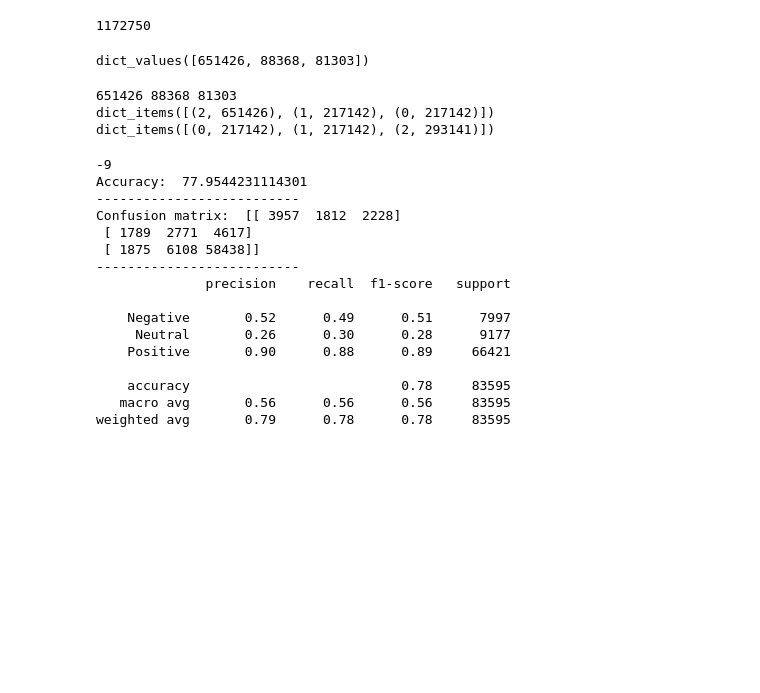
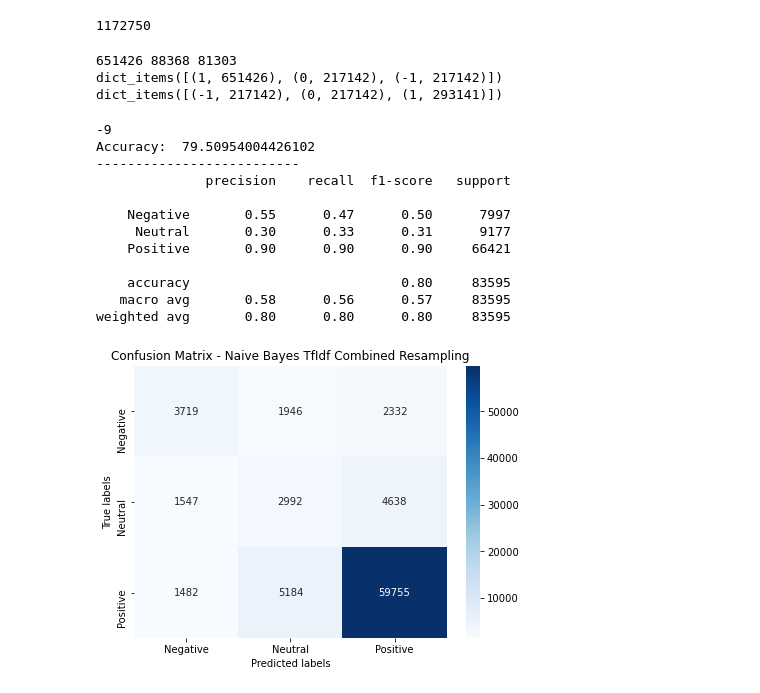
Before and after one commit to ChristosDeretzis/Sentence-Level-Sentiment-Analysis-Thesis, a Jupyter notebook: [Resampling]NaiveBayes_TfIdfVectorizer-Combined-Resampling.ipynb, the cells around one changed output. Cells and saved outputs as stored; diff of their text form; code cells hidden in the pictures; blank space fills up the shorter version.

Commit message:
Make changes to Models with resampling using NB

```diff
--- a/[Resampling]NaiveBayes_TfIdfVectorizer-Combined-Resampling.ipynb
+++ b/[Resampling]NaiveBayes_TfIdfVectorizer-Combined-Resampling.ipynb
@@ -114,16 +113,5 @@ all_sentences = Train_X + Test_X
 len(df)
 # %% [output]
 1172750
-# %%
-# Encoding of label
-Encoder = LabelEncoder()
-Train_Y = Encoder.fit_transform(Train_Y)
-Test_Y = Encoder.fit_transform(Test_Y)
-Train_Y_review = Encoder.fit_transform(Train_Y_review)
-Test_Y_review = Encoder.fit_transform(Test_Y_review)
-
-print(Counter(Train_Y).values())
-# %% [output]
-dict_values([651426, 88368, 81303])
 # %%
 # Word Vectorization
@@ -134,34 +121,34 @@ Train_X_TfIdf = TfIdf_vect.transform(Train_X)
 Test_X_TfIdf = TfIdf_vect.transform(Test_X)
 # %%
 # Resampling
-num_of_positive_items = Counter(Train_Y)[2]
-num_of_neutral_items = Counter(Train_Y)[1]
-num_of_negative_items = Counter(Train_Y)[0]
+num_of_positive_items = Counter(Train_Y)[1]
+num_of_neutral_items = Counter(Train_Y)[0]
+num_of_negative_items = Counter(Train_Y)[-1]
 print(num_of_positive_items, num_of_neutral_items, num_of_negative_items)
 
 num_of_oversampled_positive_items = num_of_positive_items
 num_of_oversampled_neutral_items = int(num_of_oversampled_positive_items/3)
 num_of_oversampled_negative_items = int(num_of_oversampled_positive_items/3)
-smote = SMOTE(random_state=42, sampling_strategy={0: num_of_oversampled_negative_items, 1: num_of_oversampled_neutral_items, 2: num_of_oversampled_positive_items})
+smote = SMOTE(random_state=42, sampling_strategy={-1: num_of_oversampled_negative_items, 0: num_of_oversampled_neutral_items, 1: num_of_oversampled_positive_items})
 X_over, y_over = smote.fit_resample(Train_X_TfIdf, Train_Y)
 print(Counter(y_over).items())
 
 num_of_undersampled_positive_items = int(0.45*num_of_oversampled_positive_items)
 num_of_undersampled_neutral_items = num_of_oversampled_neutral_items
 num_of_undersampled_negative_items = num_of_oversampled_negative_items
-randomUnderSampler = RandomUnderSampler(random_state=42, sampling_strategy={0: num_of_undersampled_negative_items, 1: num_of_undersampled_neutral_items, 2: num_of_undersampled_positive_items})
+randomUnderSampler = RandomUnderSampler(random_state=42, sampling_strategy={-1: num_of_undersampled_negative_items, 0: num_of_undersampled_neutral_items, 1: num_of_undersampled_positive_items})
 X_comb, y_comb = randomUnderSampler.fit_resample(X_over, y_over)
 print(Counter(y_comb).items())
 # %% [output]
 651426 88368 81303
-dict_items([(2, 651426), (1, 217142), (0, 217142)])
-dict_items([(0, 217142), (1, 217142), (2, 293141)])
+dict_items([(1, 651426), (0, 217142), (-1, 217142)])
+dict_items([(-1, 217142), (0, 217142), (1, 293141)])
 # %%
 def find_Max_Element(scores):
     c = Counter(scores)
-    negatives = c[0]
-    neutral = c[1]
-    positives = c[2]
+    negatives = c[-1]
+    neutral = c[0]
+    positives = c[1]
 
     if(scores[0] == -1):
         negatives += 1
@@ -178,13 +165,13 @@ def find_Max_Element(scores):
         positives += 1
 
     if(neutral == positives and neutral > negatives and positives > negatives):
-        max_element = 2
+        max_element = 1
     elif (neutral == negatives and neutral > positives and negatives > positives):
+        max_element = -1
+    elif (neutral == negatives and negatives == positives):
         max_element = 0
-    elif (neutral == negatives and negatives == positives):
-        max_element = 1
     elif (positives == negatives and positives > neutral and negatives > neutral) :
-        max_element = 1
+        max_element = 0
     else:
         max_element = max(set(scores), key = scores.count)
 
@@ -208,46 +195,49 @@ scores_by_review_frame = predicted_scores_frame.groupby('review Index')['predict
 majority_scores =  scores_by_review_frame.apply(find_Max_Element)
 predicted_scores = list(majority_scores)
 
 # for each review get its actual score
 actual_scores_frame = predicted_scores_frame.groupby('review Index')['actual'].first()
 actual_scores = list(actual_scores_frame)
 
 # get all indexes
 review_indexes = predicted_scores_frame['review Index'].unique()
 
 # Calculate Accuracy
 accuracy = accuracy_score(predicted_scores, actual_scores)*100
 print("Accuracy: ", accuracy)
 print("--------------------------")
 
 # Confusion Matrix
 cm = confusion_matrix(actual_scores, predicted_scores)
-print("Confusion matrix: ", cm)
-print("--------------------------")
+plt.figure(figsize = (7,5))
+ax = plt.subplot()
+sns.heatmap(cm, annot=True, cmap='Blues', fmt='g',ax=ax)
+ax.set_xlabel('Predicted labels');
+ax.set_ylabel('True labels');
+ax.set_title('Confusion Matrix - Naive Bayes TfIdf Combined Resampling');
+ax.xaxis.set_ticklabels(['Negative', 'Neutral', 'Positive']);
+ax.yaxis.set_ticklabels(['Negative', 'Neutral', 'Positive']);
 
 # Classification Report
 my_tags = ['Negative','Neutral','Positive']
 print(classification_report(actual_scores, predicted_scores, target_names=my_tags))
 report = classification_report(actual_scores, predicted_scores, target_names=my_tags, output_dict=True);
 clsf_report = pd.DataFrame(report).transpose()
 clsf_report.to_csv('reports/NaiveBayes_TfIdf_CombinedResampling.csv', index= True)
 # %% [output]
 -9
-Accuracy:  77.9544231114301
---------------------------
-Confusion matrix:  [[ 3957  1812  2228]
- [ 1789  2771  4617]
- [ 1875  6108 58438]]
+Accuracy:  79.50954004426102
 --------------------------
               precision    recall  f1-score   support
 
-    Negative       0.52      0.49      0.51      7997
-     Neutral       0.26      0.30      0.28      9177
-    Positive       0.90      0.88      0.89     66421
+    Negative       0.55      0.47      0.50      7997
+     Neutral       0.30      0.33      0.31      9177
+    Positive       0.90      0.90      0.90     66421
 
-    accuracy                           0.78     83595
-   macro avg       0.56      0.56      0.56     83595
-weighted avg       0.79      0.78      0.78     83595
+    accuracy                           0.80     83595
+   macro avg       0.58      0.56      0.57     83595
+weighted avg       0.80      0.80      0.80     83595
+[figure, added]
 # %%
 # write indexes of false classified reviews to a txt file
 
```
Also changed, not shown: parts of 3 cells of this notebook, 26 other files.
